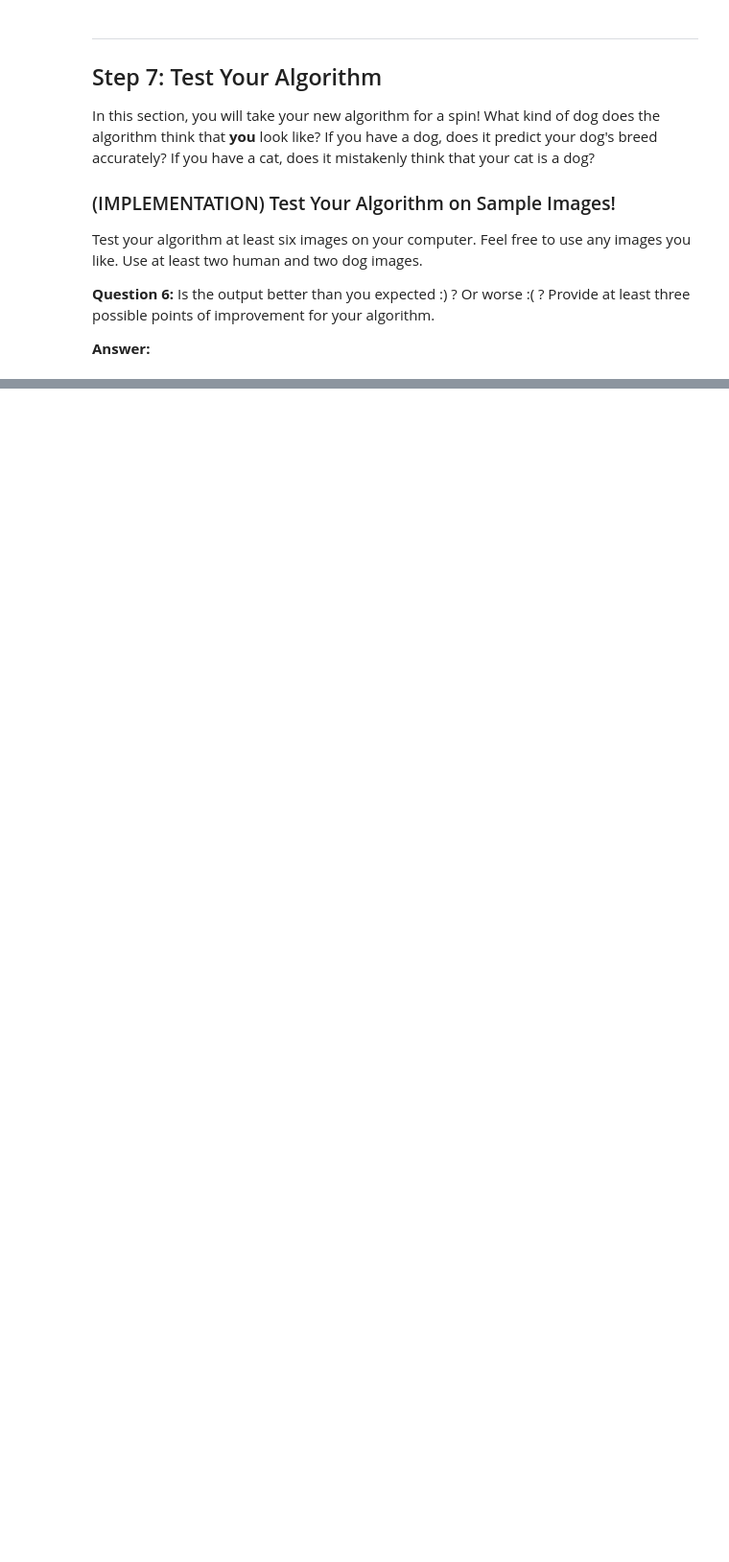
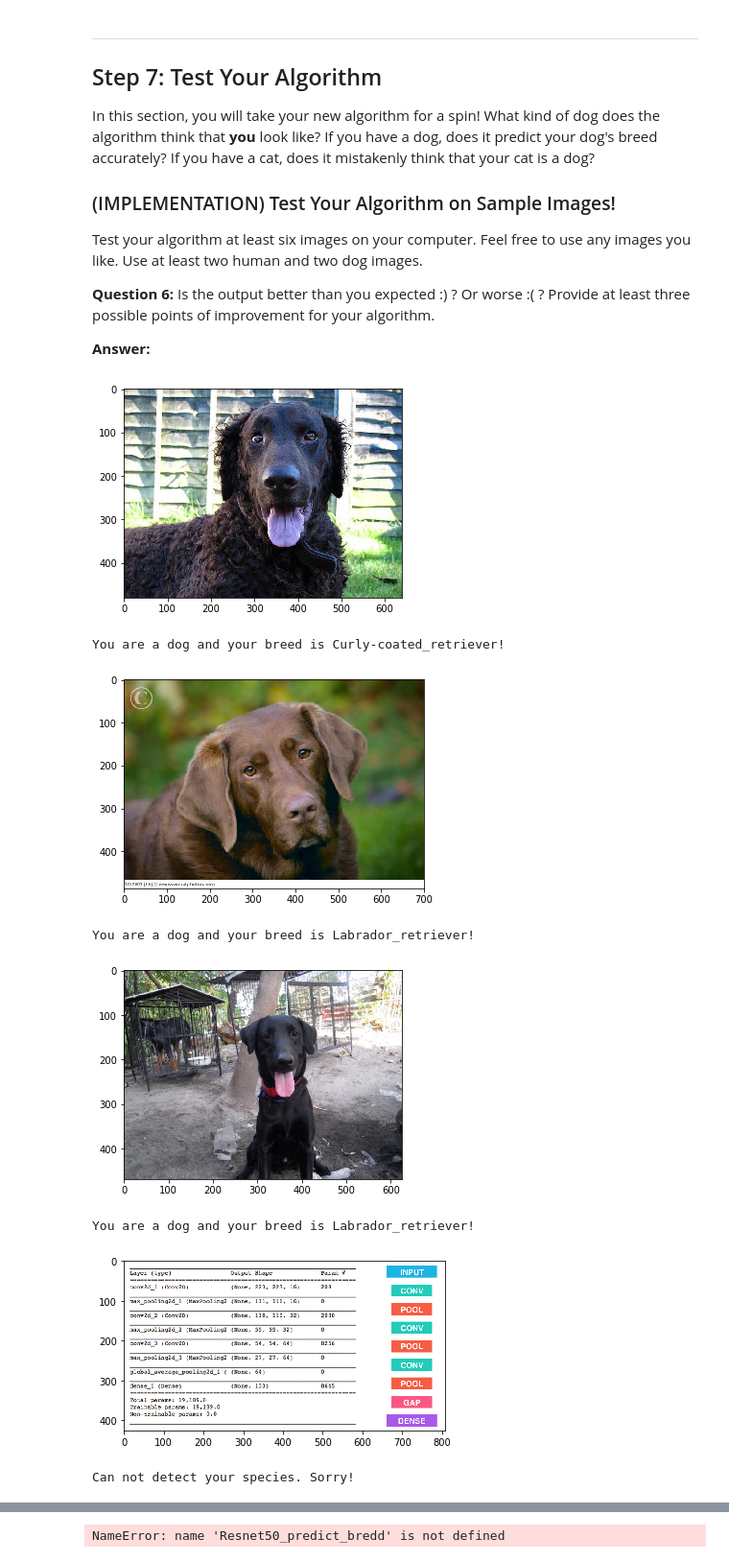
Before and after one commit to thunde47/dog_breed_detection, a Jupyter notebook: dog_app.ipynb, the cells around one changed output, grey strips where cells are left out. Shown at 96% size. Cells and saved outputs as stored; diff of their text form; code cells hidden in the pictures; blank space fills up the shorter version.

```diff
--- a/dog_app.ipynb
+++ b/dog_app.ipynb
@@ -1383,4 +1381,16 @@ __Answer:__
 # %%
 ## TODO: Execute your algorithm from Step 6 on
 ## at least 6 images on your computer.
 ## Feel free to use as many code cells as needed.
+import glob
+for img_path in glob.glob("images/*"):
+    detect_species(img_path)
+# %% [output]
+[figure, added]
+You are a dog and your breed is Curly-coated_retriever!
+[figure, added]
+You are a dog and your breed is Labrador_retriever!
+[figure, added]
+You are a dog and your breed is Labrador_retriever!
+[figure, added]
+Can not detect your species. Sorry!
@@ -1386,0 +1398 @@ __Answer:__
+NameError: name 'Resnet50_predict_bredd' is not defined
```
Also changed, not shown: parts of 2 cells of this notebook.
